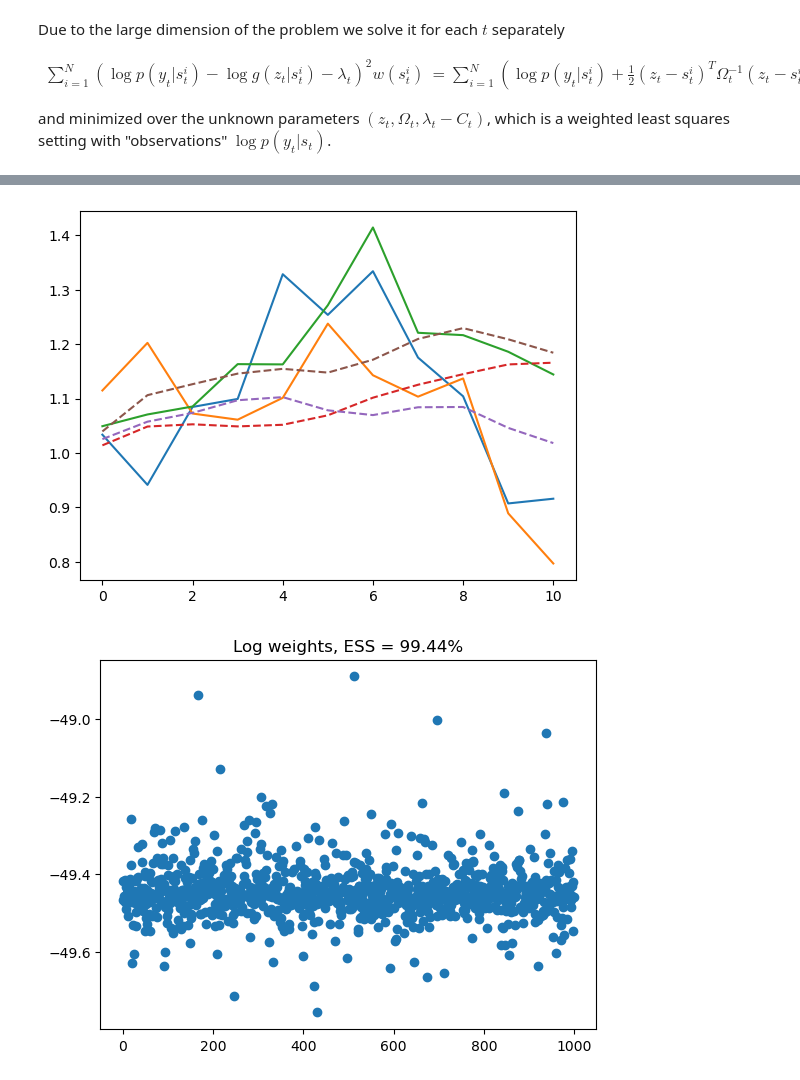
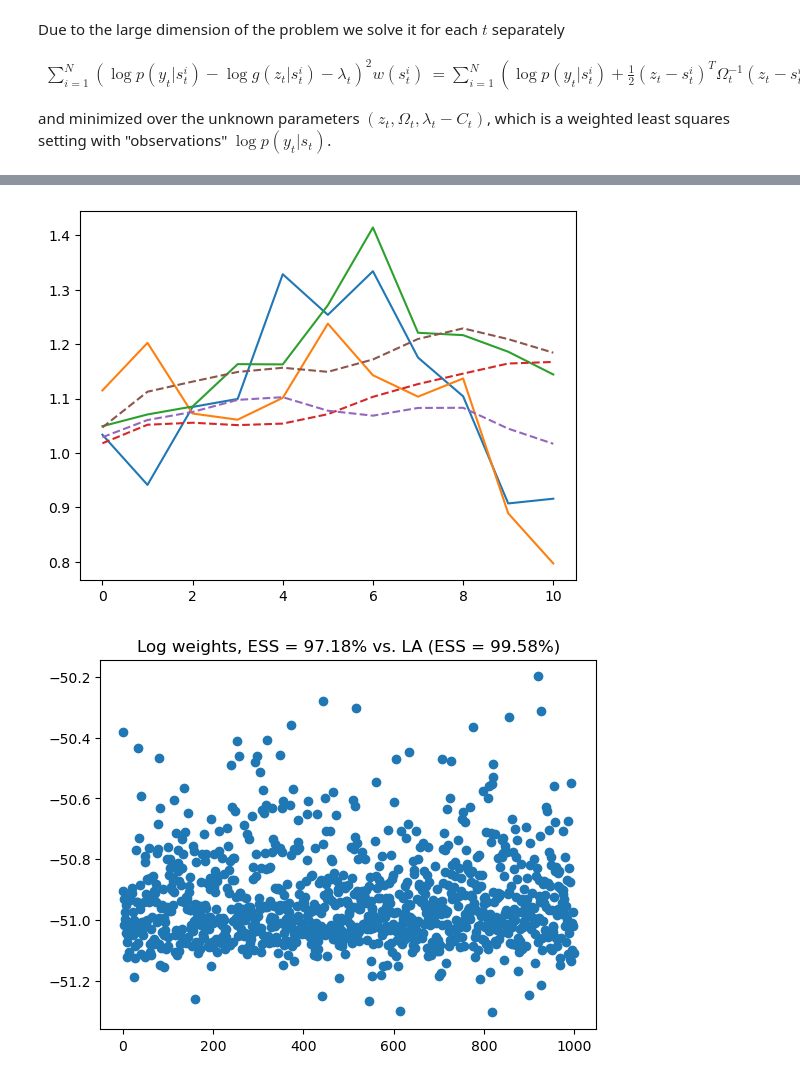
Before and after one commit to stefanheyder/isssm, a Jupyter notebook: nbs/50_modified_efficient_importance_sampling.ipynb, the cells around one changed output, grey strips where cells are left out. Cells and saved outputs as stored; diff of their text form; code cells hidden in the pictures.

```diff
--- a/nbs/50_modified_efficient_importance_sampling.ipynb
+++ b/nbs/50_modified_efficient_importance_sampling.ipynb
@@ -154,14 +154,17 @@ def modified_efficient_importance_sampling(
             Q = 2 * A.T @ (w[:, None] * A)
             c = -2 * A.T @ (w * y)
 
-            l = jnp.concatenate((jnp.full(p + 1, -jnp.inf), jnp.full(p, 1e-10)))
-            u = jnp.full(2 * p + 1, jnp.inf)
+            #l = jnp.concatenate((jnp.full(p + 1, -jnp.inf), jnp.full(p, 1e-10)))
+            #u = jnp.full(2 * p + 1, jnp.inf)
 
-            result = solver.run(
-                x0,
-                params_obj=(Q, c),
-                params_ineq=(l, u),
-            ).params
+            #result = solver.run(
+            #    x0,
+            #    params_obj=(Q, c),
+            #    params_ineq=(l, u),
+            #).params
+
+            # WLS
+            result = -jnp.linalg.solve(Q, c)
             return result
 
         wls_estimate = vmap(optimize)(
@@ -228,7 +231,7 @@ x_smooth, z, Omega = mode_estimation(y, x0, A, Sigma, B, dist, xi, s_init, 100)
 
 key, subkey = jrn.split(key)
 z_meis, Omega_meis = modified_efficient_importance_sampling(
-    y, x0, A, Sigma, B, xi, dist, z, Omega, 10, 1000, subkey
+    y, x0, A, Sigma, B, xi, dist, z, Omega, 10, int(1e7), subkey
 )
 z_diff = ((z_meis - z)**2).mean(axis=1)
 plt.title("Difference in z ME vs. MEIS")
@@ -251,4 +251,4 @@ plt.plot(x)
 plt.plot(x_smooth, linestyle="--")
 plt.show()
 # %% [output]
-[figure, old version]
+[figure, new version]
@@ -255,18 +257,20 @@ plt.show()
 # %%
 N = 1000
-samples = FFBS(z_meis, x0, Sigma, Omega_meis, A, B, 1000, jrn.PRNGKey(423423))
-
-vB = partial(vmap(jnp.matmul), B)
-
-s = vmap(vB)(samples)
-
-vlw = vmap(log_weights, (0, None, None, None, None, None))
-lw = vlw(s, y, dist, xi, z, Omega)
-plt.title(f"Log weights, ESS = {ess_lw(lw) / lw.shape[0] * 100:.2f}%")
+#samples = FFBS(z_meis, x0, Sigma, Omega_meis, A, B, 1000, jrn.PRNGKey(423423))
+#
+#vB = partial(vmap(jnp.matmul), B)
+#
+#s = vmap(vB)(samples)
+#
+#vlw = vmap(log_weights, (0, None, None, None, None, None))
+#lw = vlw(s, y, dist, xi, z, Omega)
+_, lw_la = lcssm_importance_sampling(y, x0, A, Sigma, B, dist, xi, z, Omega, N, jrn.PRNGKey(423423))
+samples, lw = lcssm_importance_sampling(y, x0, A, Sigma, B, dist, xi, z_meis, Omega_meis, N, jrn.PRNGKey(423423))
+plt.title(f"Log weights, ESS = {ess_lw(lw) / lw.shape[0] * 100:.2f}% vs. LA (ESS = {ess_lw(lw_la) / lw_la.shape[0] * 100:.2f}%)")
 plt.scatter(jnp.arange(N), lw)
 plt.show()
 # %% [output]
-[figure, old version]
+[figure, new version]
 # %%
 #| hide
 import nbdev; nbdev.nbdev_export()
```
Also changed, not shown: parts of 2 cells of this notebook, 3 other files.
